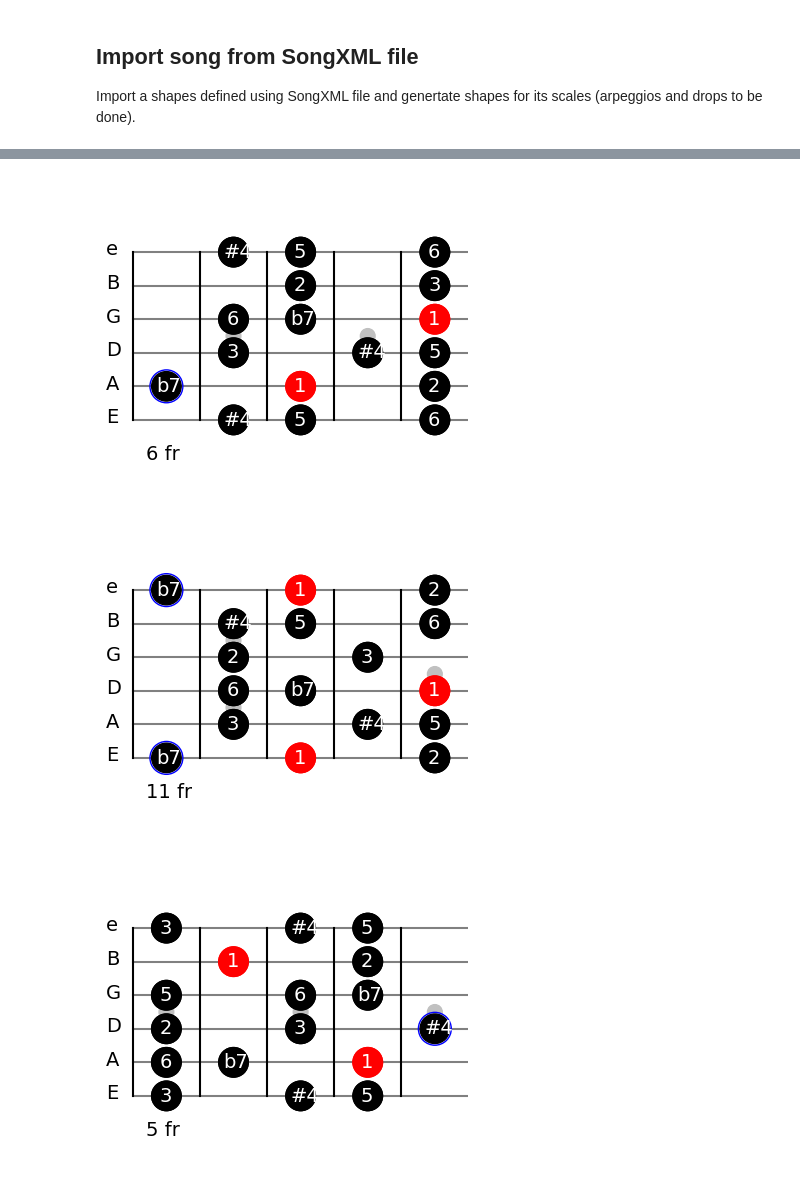
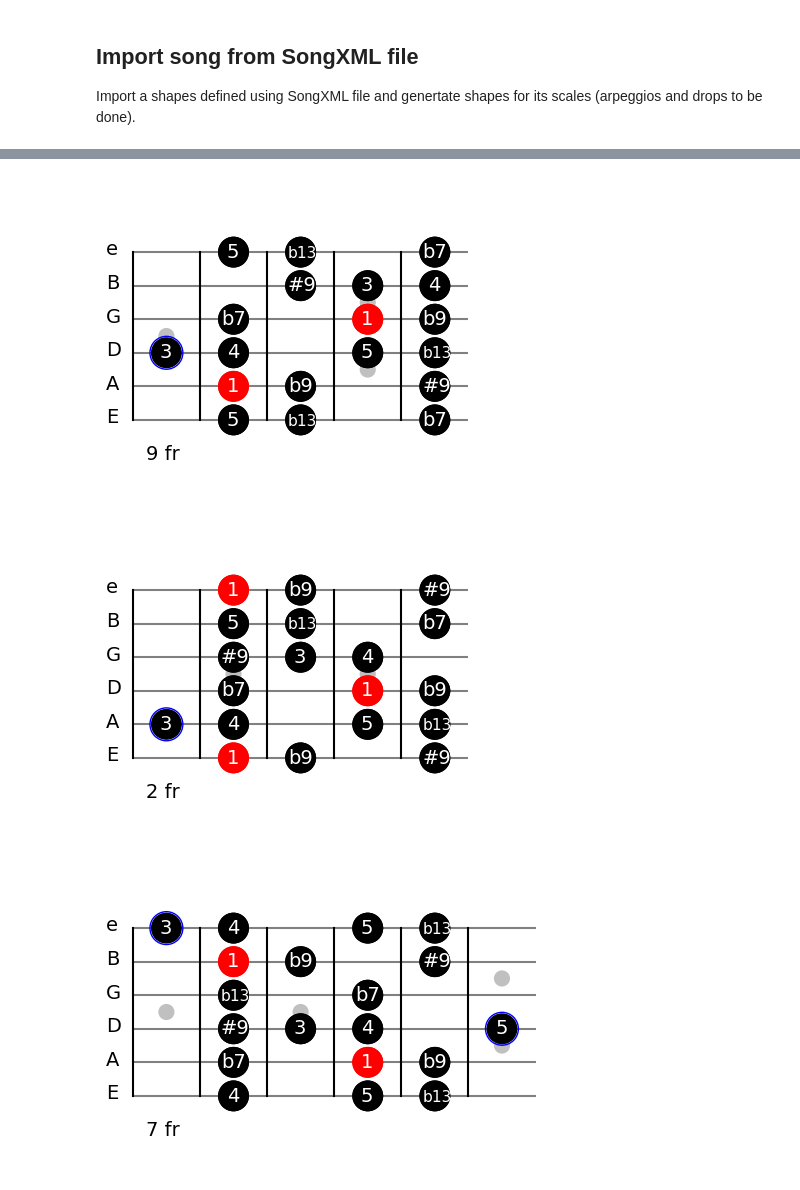
Before and after one commit to narcispr/PyFretboard, a Jupyter notebook: tutorial.ipynb, the cells around one changed output, grey strips where cells are left out. Cells and saved outputs as stored; diff of their text form; code cells hidden in the pictures.

Commit message:
Fix Mixob9#0b13 and Lydianb7 shapes

```diff
--- a/tutorial.ipynb
+++ b/tutorial.ipynb
@@ -107,7 +107,7 @@ from PyFreatboard.definitions import PyFreatboard as PF
 
 draw = DrawShape()
 song = Song("/home/narcis/PyFreatboard/shapes_xml/modes.xml")
-shapes = song.get_scale_type_at_root('Lydianb7', 'F')
+shapes = song.get_scale_type_at_root('Mixolydianb9#9b13', 'G')
 for i, s in enumerate(shapes):
     f = draw.draw(s, text=PF.TEXT_FUNCTION, return_fig=True)
     f.savefig("Mixob9#9b13_{}.png".format(i), dpi=300, bbox_inches='tight', pad_inches=0)
@@ -117,3 +117,3 @@ for i, s in enumerate(shapes):
-[figure, old version]
+[figure, new version]
-[figure, old version]
+[figure, new version]
-[figure, old version]
+[figure, new version]
```
Also changed, not shown: parts of 1 cell of this notebook, 1 other file.
